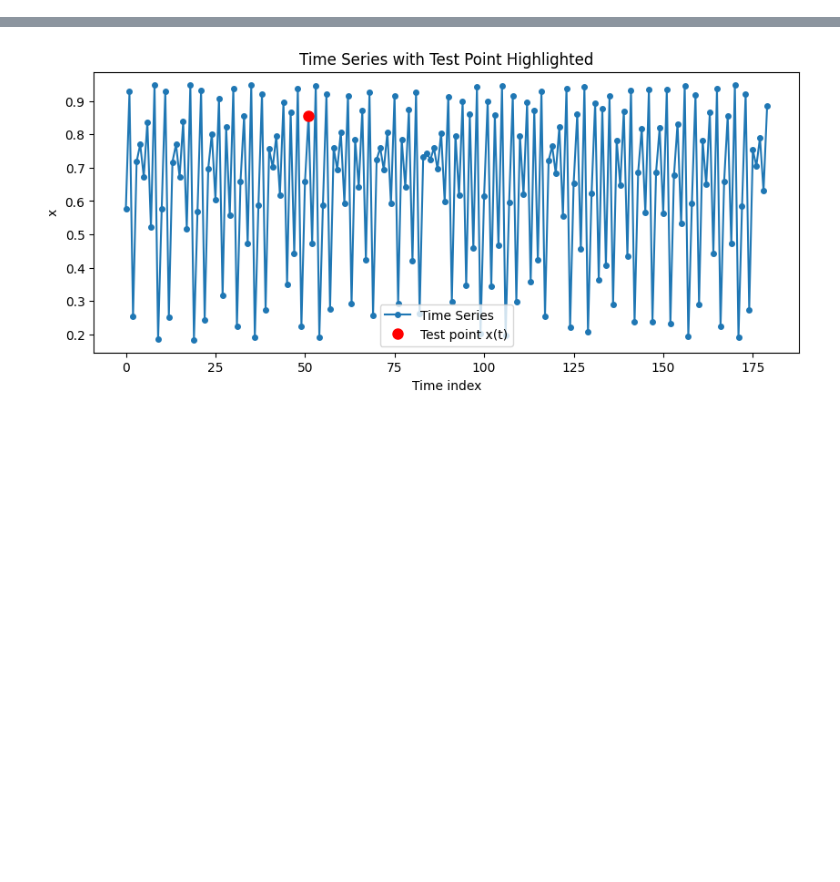
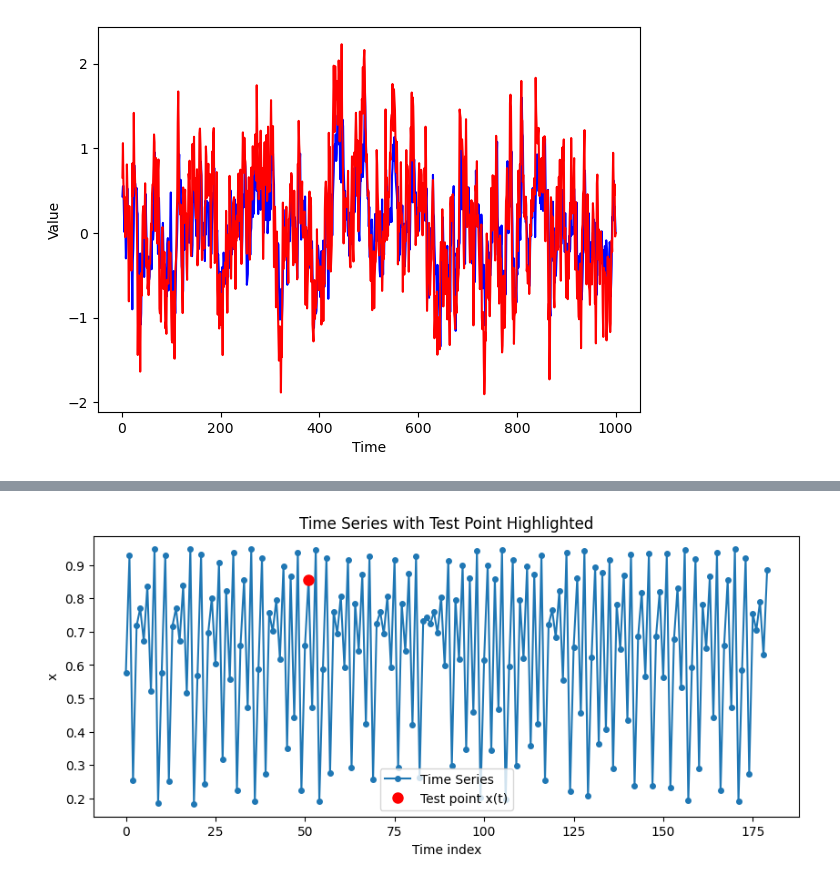
Before and after one commit to Peisong-Zheng/Inso_LGMR, a Jupyter notebook: testing_pyEDM.ipynb, the cells around one changed output, grey strips where cells are left out. Cells and saved outputs as stored; diff of their text form; code cells hidden in the pictures; blank space fills up the shorter version.

```diff
--- a/testing_pyEDM.ipynb
+++ b/testing_pyEDM.ipynb
@@ -0,0 +1,80 @@
+# %%
+import numpy as np
+import pandas as pd
+import matplotlib.pyplot as plt
+from pyEDM import CCM
+
+# ---------------------
+# 1) Generate synthetic data
+# ---------------------
+N = 1000
+np.random.seed(42)
+
+X = np.zeros(N)
+Y = np.zeros(N)
+
+# Parameters for the unidirectional coupling: X -> Y
+aX = 0.8   # How strongly X depends on its own past
+aY = 0.4   # How strongly Y depends on its own past
+cXY = 0.9  # Coupling strength: Y depends on X
+noise_std = 0.3
+
+# Initialize
+X[0] = 0.0
+Y[0] = 0.0
+
+# Evolve the system
+for t in range(1, N):
+    # X is an AR(1) process
+    X[t] = aX * X[t - 1] + noise_std * np.random.randn()
+    # Y depends on Y[t-1] and also X[t-1]
+    Y[t] = aY * Y[t - 1] + cXY * X[t - 1] + noise_std * np.random.randn()
+
+# Create a time column for consistency
+time = np.arange(N)*-1+1000
+
+# Put into a DataFrame
+df = pd.DataFrame({
+    'time': time,
+    'X': X,
+    'Y': Y
+})
+
+
+# plot x and y
+plt.figure(figsize=(7,5))
+plt.plot(df['time'], df['X'], 'b-', label='X')
+plt.plot(df['time'], df['Y'], 'r-', label='Y')
+plt.xlabel('Time')
+plt.ylabel('Value')
+
+libSizes = "10 100 200 300 400 500"
+
+# A) X->Y
+ccm_out = CCM(
+    dataFrame   = df,
+    E           = 2,       # Embedding dimension
+    tau         = 1,
+    columns     = "Y",     # 'X' is the manifold (cause)
+    target      = "X",     # 'Y' is the effect
+    libSizes    = libSizes,
+    sample      = 10,
+    random      = True,
+    replacement = False,
+    Tp          = 0,       # Forecast horizon
+    verbose     = False
+)
+
+
+plt.figure(figsize=(7,5))
+plt.plot(ccm_out['LibSize'], ccm_out['Y:X'], 'ro-', label='Using manifold of Y')
+plt.plot(ccm_out['LibSize'], ccm_out['X:Y'], 'bo-', label='Using manifold of X')
+
+plt.xlabel('Library Size')
+plt.ylabel('Cross-map skill (ρ)')
+plt.title('Unidirectional Coupling: X → Y')
+plt.legend(loc='best')
+plt.tight_layout()
+plt.show()
+# %% [output]
+[figure, added]
```
Also changed, not shown: parts of 1 cell of this notebook, 5 other files.
